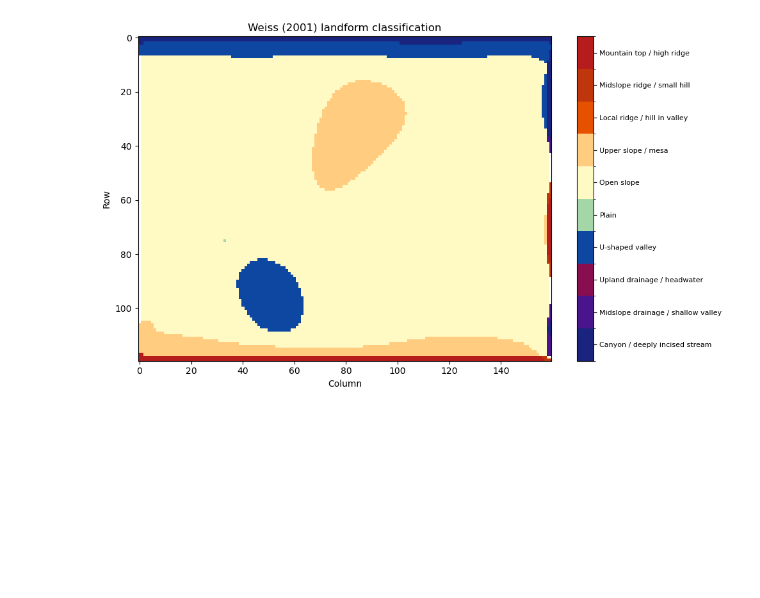
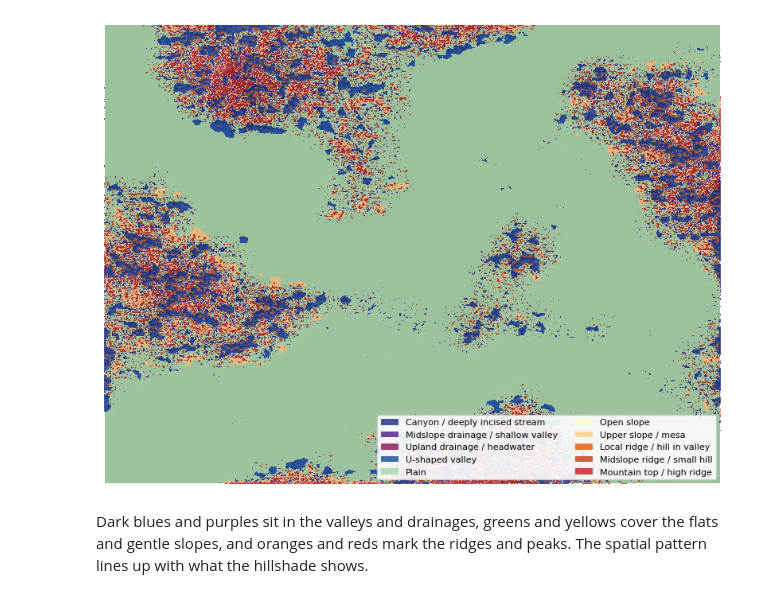
Before and after one commit to makepath/xarray-spatial, a Jupyter notebook: examples/user_guide/18_Landform_Classification.ipynb, the cells around one changed output. Drawn from its saved outputs; the diff is of its cells as text; code cells hidden in the pictures; blank space fills up the shorter version.

```diff
--- a/examples/user_guide/18_Landform_Classification.ipynb
+++ b/examples/user_guide/18_Landform_Classification.ipynb
@@ -52,0 +35,11 @@ The default parameters (`inner_radius=3`, `outer_radius=15`) work well for many
+# %%
+W = 800
+H = 600
+x_range = (-20e6, 20e6)
+y_range = (-20e6, 20e6)
+
+terrain = xr.DataArray(np.zeros((H, W)))
+terrain = terrain.xrs.generate_terrain(x_range=x_range, y_range=y_range)
+illuminated = terrain.xrs.hillshade()
+
+terrain.plot.imshow(cmap='terrain', size=7.5, aspect=W/H, add_colorbar=False)
@@ -53,33 +64,35 @@ The default parameters (`inner_radius=3`, `outer_radius=15`) work well for many
 # %%
-classes = landforms(agg, inner_radius=3, outer_radius=12)
+# Run the classifier
+classes = landforms(terrain, inner_radius=3, outer_radius=15)
 
-# Build a categorical colormap
-colors = [
+# Ten-class colormap (colorblind-safe: no red/green pairing)
+landform_colors = [
     '#1a237e',  # 1  Canyon
     '#4a148c',  # 2  Midslope drainage
     '#880e4f',  # 3  Upland drainage
     '#0d47a1',  # 4  U-shaped valley
     '#a5d6a7',  # 5  Plain
     '#fff9c4',  # 6  Open slope
     '#ffcc80',  # 7  Upper slope
     '#e65100',  # 8  Local ridge
     '#bf360c',  # 9  Midslope ridge
     '#b71c1c',  # 10 Mountain top
 ]
-cmap = ListedColormap(colors)
+cmap = ListedColormap(landform_colors)
 bounds = np.arange(0.5, 11.5, 1)
 norm = BoundaryNorm(bounds, cmap.N)
 
-fig, ax = plt.subplots(figsize=(10, 6))
-im = ax.imshow(classes.values, cmap=cmap, norm=norm, aspect='auto')
-cbar = fig.colorbar(im, ax=ax, ticks=range(1, 11))
-cbar.ax.set_yticklabels(
-    [LANDFORM_CLASSES[i] for i in range(1, 11)], fontsize=8
+fig, ax = plt.subplots(figsize=(10, 7.5))
+illuminated.plot.imshow(ax=ax, cmap='gray', add_colorbar=False)
+classes.plot.imshow(ax=ax, cmap=cmap, norm=norm, alpha=200/255, add_colorbar=False)
+ax.legend(
+    handles=[Patch(facecolor=landform_colors[i], alpha=0.78,
+                   label=LANDFORM_CLASSES[i + 1])
+             for i in range(10)],
+    loc='lower right', fontsize=8, framealpha=0.9, ncol=2,
 )
-ax.set_title('Weiss (2001) landform classification')
-ax.set_xlabel('Column')
-ax.set_ylabel('Row')
-plt.tight_layout()
-plt.show()
+ax.set_axis_off()
 # %% [output]
-[figure, old version]
+[figure, new version]
+# %% [markdown]
+Dark blues and purples sit in the valleys and drainages, greens and yellows cover the flats and gentle slopes, and oranges and reds mark the ridges and peaks. The spatial pattern lines up with what the hillshade shows.
```
Also changed, not shown: parts of 25 cells of this notebook, 1 other file.
